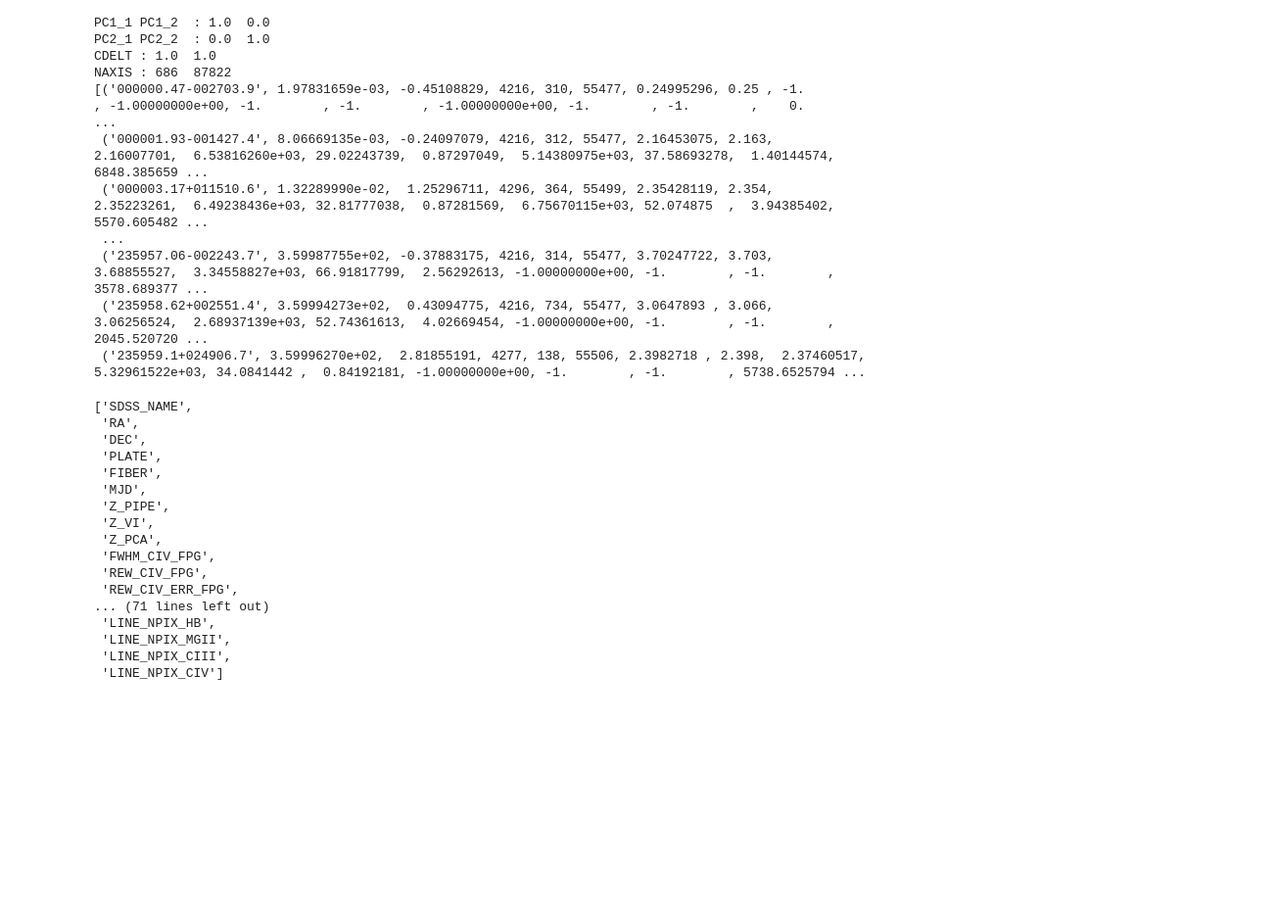
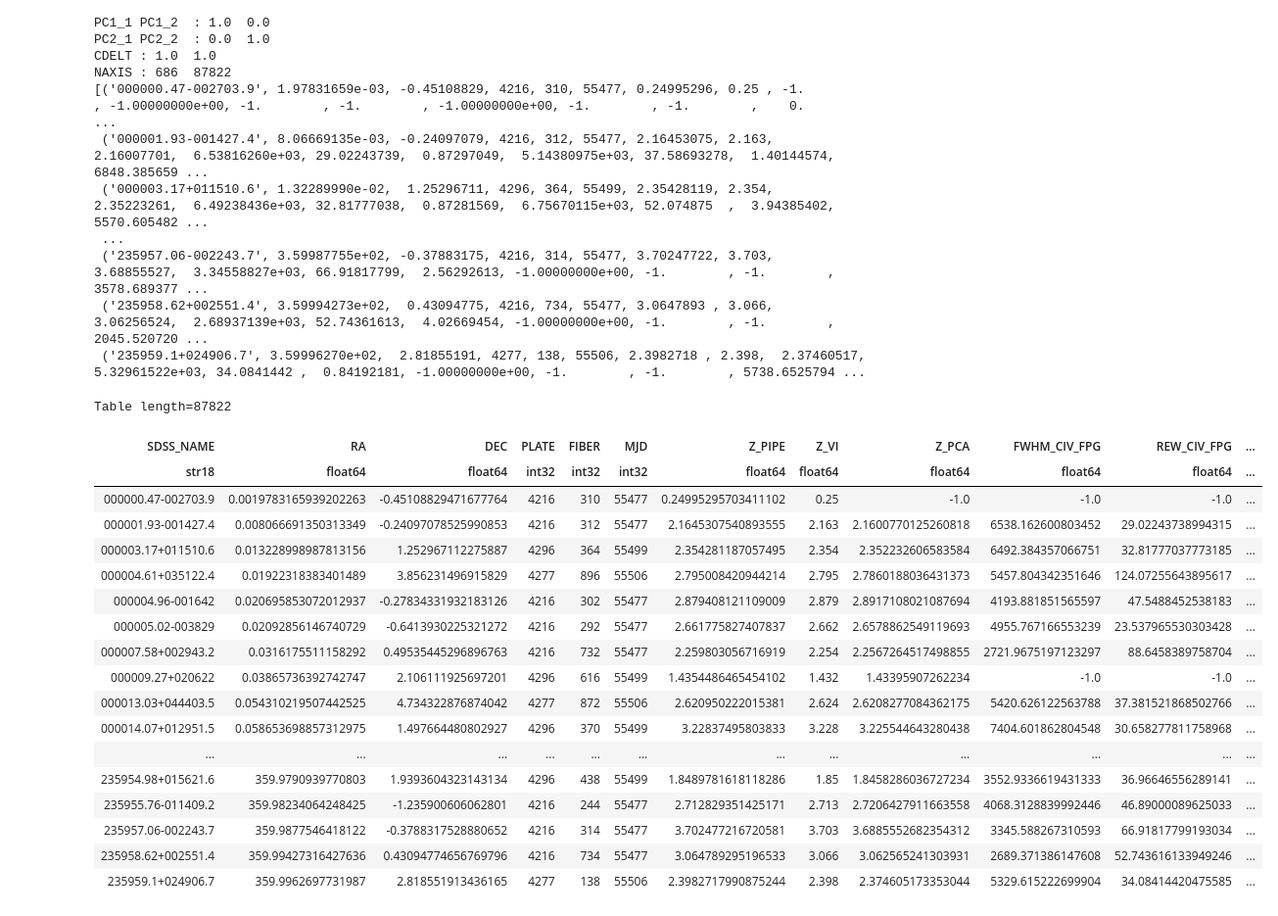
Before and after one commit to astrodatos/proyecto_aape, a Jupyter notebook: proyecto_AAPE.ipynb, the cells around one changed output. Shown at 98% size. Saved outputs shown, nothing was run; the diff lists cells and outputs as text; code cells hidden in the pictures; blank space fills up the shorter version.

```diff
--- a/proyecto_AAPE.ipynb
+++ b/proyecto_AAPE.ipynb
@@ -39,26 +39,29 @@ NAXIS : 686  87822
 # %%
 from astropy.table import Table
 import pandas as pd
 
 table=Table.read(hdu_fits)
-table.colnames
+#table.colnames
+table
 #table['SDSS_NAME', 'PLATE']
 # %% [output]
-['SDSS_NAME',
- 'RA',
- 'DEC',
- 'PLATE',
- 'FIBER',
- 'MJD',
- 'Z_PIPE',
- 'Z_VI',
- 'Z_PCA',
- 'FWHM_CIV_FPG',
- 'REW_CIV_FPG',
- 'REW_CIV_ERR_FPG',
-... (71 lines left out)
- 'LINE_NPIX_HB',
- 'LINE_NPIX_MGII',
- 'LINE_NPIX_CIII',
- 'LINE_NPIX_CIV']
+Table length=87822
+| SDSS_NAME | RA | DEC | PLATE | FIBER | MJD | Z_PIPE | Z_VI | Z_PCA | FWHM_CIV_FPG | REW_CIV_FPG | ... |
+| str18 | float64 | float64 | int32 | int32 | int32 | float64 | float64 | float64 | float64 | float64 | ... |
+| 000000.47-002703.9 | 0.0019783165939202263 | -0.45108829471677764 | 4216 | 310 | 55477 | 0.24995295703411102 | 0.25 | -1.0 | -1.0 | -1.0 | ... |
+| 000001.93-001427.4 | 0.008066691350313349 | -0.24097078525990853 | 4216 | 312 | 55477 | 2.1645307540893555 | 2.163 | 2.1600770125260818 | 6538.162600803452 | 29.02243738994315 | ... |
+| 000003.17+011510.6 | 0.013228998987813156 | 1.252967112275887 | 4296 | 364 | 55499 | 2.354281187057495 | 2.354 | 2.352232606583584 | 6492.384357066751 | 32.81777037773185 | ... |
+| 000004.61+035122.4 | 0.01922318383401489 | 3.856231496915829 | 4277 | 896 | 55506 | 2.795008420944214 | 2.795 | 2.7860188036431373 | 5457.804342351646 | 124.07255643895617 | ... |
+| 000004.96-001642 | 0.020695853072012937 | -0.27834331932183126 | 4216 | 302 | 55477 | 2.879408121109009 | 2.879 | 2.8917108021087694 | 4193.881851565597 | 47.5488452538183 | ... |
+| 000005.02-003829 | 0.02092856146740729 | -0.6413930225321272 | 4216 | 292 | 55477 | 2.661775827407837 | 2.662 | 2.6578862549119693 | 4955.767166553239 | 23.537965530303428 | ... |
+| 000007.58+002943.2 | 0.0316175511158292 | 0.49535445296896763 | 4216 | 732 | 55477 | 2.259803056716919 | 2.254 | 2.2567264517498855 | 2721.9675197123297 | 88.6458389758704 | ... |
+| 000009.27+020622 | 0.03865736392742747 | 2.106111925697201 | 4296 | 616 | 55499 | 1.4354486465454102 | 1.432 | 1.43395907262234 | -1.0 | -1.0 | ... |
+| 000013.03+044403.5 | 0.054310219507442525 | 4.734322876874042 | 4277 | 872 | 55506 | 2.620950222015381 | 2.624 | 2.6208277084362175 | 5420.626122563788 | 37.381521868502766 | ... |
+| 000014.07+012951.5 | 0.058653698857312975 | 1.497664480802927 | 4296 | 370 | 55499 | 3.22837495803833 | 3.228 | 3.225544643280438 | 7404.601862804548 | 30.658277811758968 | ... |
+| ... | ... | ... | ... | ... | ... | ... | ... | ... | ... | ... | ... |
+| 235954.98+015621.6 | 359.9790939770803 | 1.9393604323143134 | 4296 | 438 | 55499 | 1.8489781618118286 | 1.85 | 1.8458286036727234 | 3552.9336619431333 | 36.96646556289141 | ... |
+| 235955.76-011409.2 | 359.98234064248425 | -1.235900606062801 | 4216 | 244 | 55477 | 2.712829351425171 | 2.713 | 2.7206427911663558 | 4068.3128839992446 | 46.89000089625033 | ... |
+| 235957.06-002243.7 | 359.9877546418122 | -0.3788317528880652 | 4216 | 314 | 55477 | 3.702477216720581 | 3.703 | 3.6885552682354312 | 3345.588267310593 | 66.91817799193034 | ... |
+| 235958.62+002551.4 | 359.99427316427636 | 0.43094774656769796 | 4216 | 734 | 55477 | 3.064789295196533 | 3.066 | 3.062565241303931 | 2689.371386147608 | 52.743616133949246 | ... |
+| 235959.1+024906.7 | 359.9962697731987 | 2.818551913436165 | 4277 | 138 | 55506 | 2.3982717990875244 | 2.398 | 2.374605173353044 | 5329.615222699904 | 34.08414420475585 | ... |
 # %%
```
Also changed, not shown: parts of 5 cells of this notebook.
